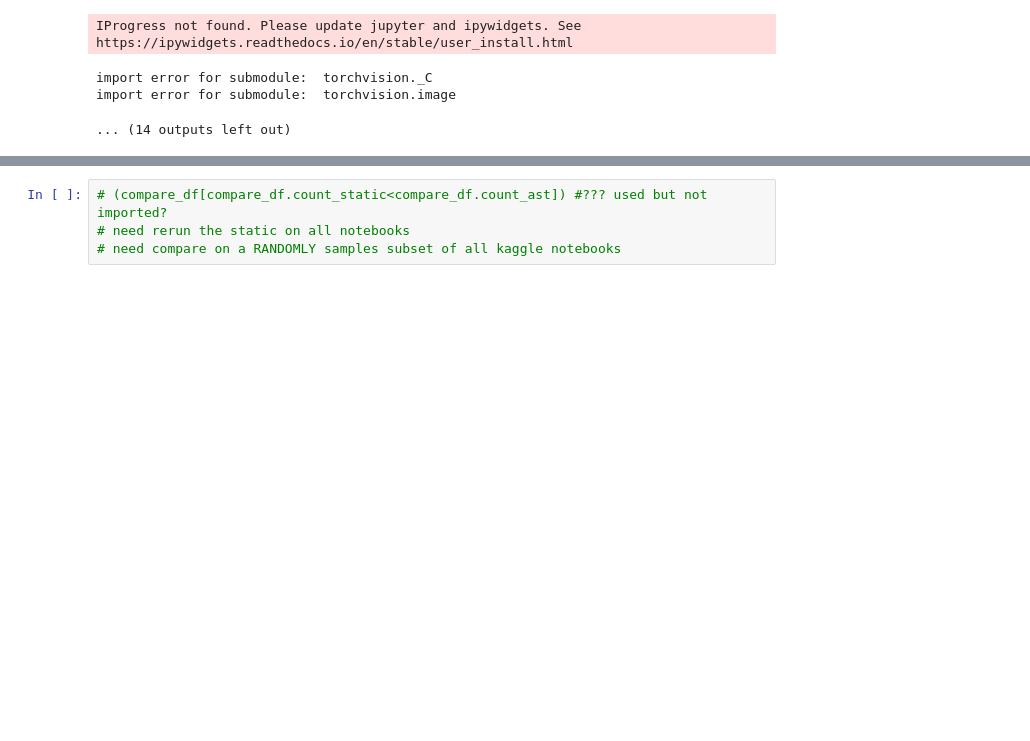
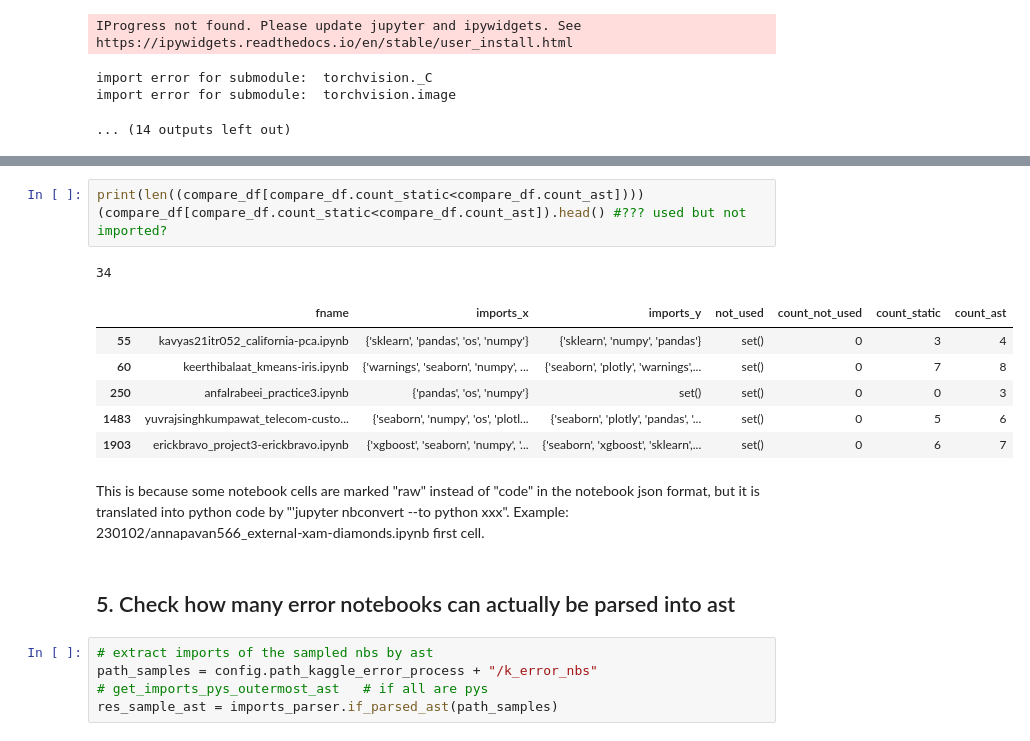
Before and after one commit to PELAB-LiU/jupyter_nbs_empirical, a Jupyter notebook: notebook_analysis-popular_libs.ipynb, the cells around one changed output, grey strips where cells are left out. Cells and saved outputs as stored; diff of their text form; blank space fills up the shorter version.

```diff
--- a/notebook_analysis-popular_libs.ipynb
+++ b/notebook_analysis-popular_libs.ipynb
@@ -316,4 +346,20 @@ sum(compare_df.count_not_used)/sum(compare_df.count_static) # import
 # %%
-# (compare_df[compare_df.count_static<compare_df.count_ast]) #??? used but not imported?
-# need rerun the static on all notebooks
-# need compare on a RANDOMLY samples subset of all kaggle notebooks
+print(len((compare_df[compare_df.count_static<compare_df.count_ast])))
+(compare_df[compare_df.count_static<compare_df.count_ast]).head() #??? used but not imported?
+# %% [output]
+34
+|  | fname | imports_x | imports_y | not_used | count_not_used | count_static | count_ast |
+| 55 | kavyas21itr052_california-pca.ipynb | {'sklearn', 'pandas', 'os', 'numpy'} | {'sklearn', 'numpy', 'pandas'} | set() | 0 | 3 | 4 |
+| 60 | keerthibalaat_kmeans-iris.ipynb | {'warnings', 'seaborn', 'numpy', ... | {'seaborn', 'plotly', 'warnings',... | set() | 0 | 7 | 8 |
+| 250 | anfalrabeei_practice3.ipynb | {'pandas', 'os', 'numpy'} | set() | set() | 0 | 0 | 3 |
+| 1483 | yuvrajsinghkumpawat_telecom-custo... | {'seaborn', 'numpy', 'os', 'plotl... | {'seaborn', 'plotly', 'pandas', '... | set() | 0 | 5 | 6 |
+| 1903 | erickbravo_project3-erickbravo.ipynb | {'xgboost', 'seaborn', 'numpy', '... | {'seaborn', 'xgboost', 'sklearn',... | set() | 0 | 6 | 7 |
+# %% [markdown]
+This is because some notebook cells are marked "raw" instead of "code" in the notebook json format, but it is translated into python code by "'jupyter nbconvert --to python xxx". Example: 230102/annapavan566_external-xam-diamonds.ipynb first cell.
+# %% [markdown]
+## 5. Check how many error notebooks can actually be parsed into ast
+# %%
+# extract imports of the sampled nbs by ast
+path_samples = config.path_kaggle_error_process + "/k_error_nbs"
+# get_imports_pys_outermost_ast   # if all are pys
+res_sample_ast = imports_parser.if_parsed_ast(path_samples)
```
Also changed, not shown: parts of 17 cells of this notebook, 2 other files.
